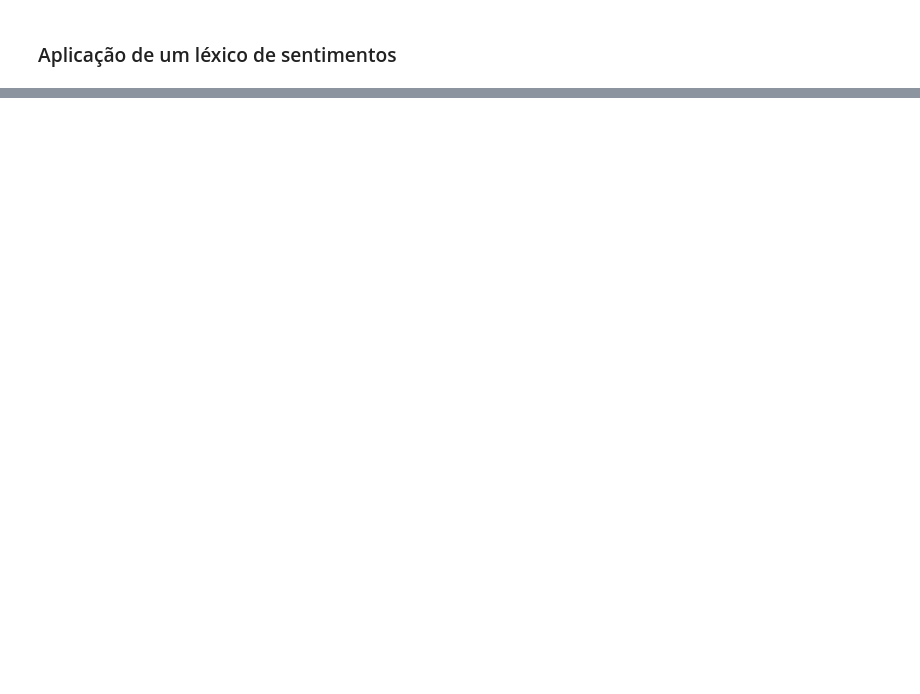
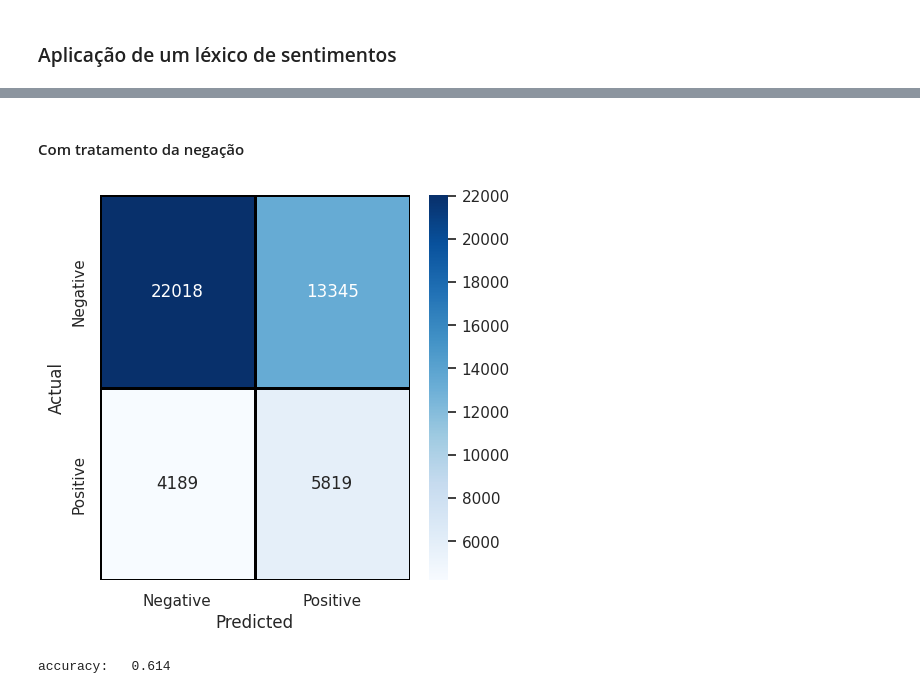
Before and after one commit to reneporto/Text_Mining_Python, a Jupyter notebook: Trabalho_text_mining_RP_RR.ipynb, the cells around one changed output, grey strips where cells are left out. Saved outputs shown, nothing was run; the diff lists cells and outputs as text; code cells hidden in the pictures; blank space fills up the shorter version.

```diff
--- a/Trabalho_text_mining_RP_RR.ipynb
+++ b/Trabalho_text_mining_RP_RR.ipynb
@@ -217,0 +208,8 @@ Name: bag, dtype: object
+# %% [markdown]
+#### Com tratamento da negação
+# %%
+df['sentiment_lex_bn'] = sentiment_lex(df, 'bag', blindneg=True)
+plot_confusion_matrix_accurancy('sentiment', 'sentiment_lex_bn')
+# %% [output]
+[figure, added]
+accuracy:   0.614
```
Also changed, not shown: parts of 10 cells of this notebook.
